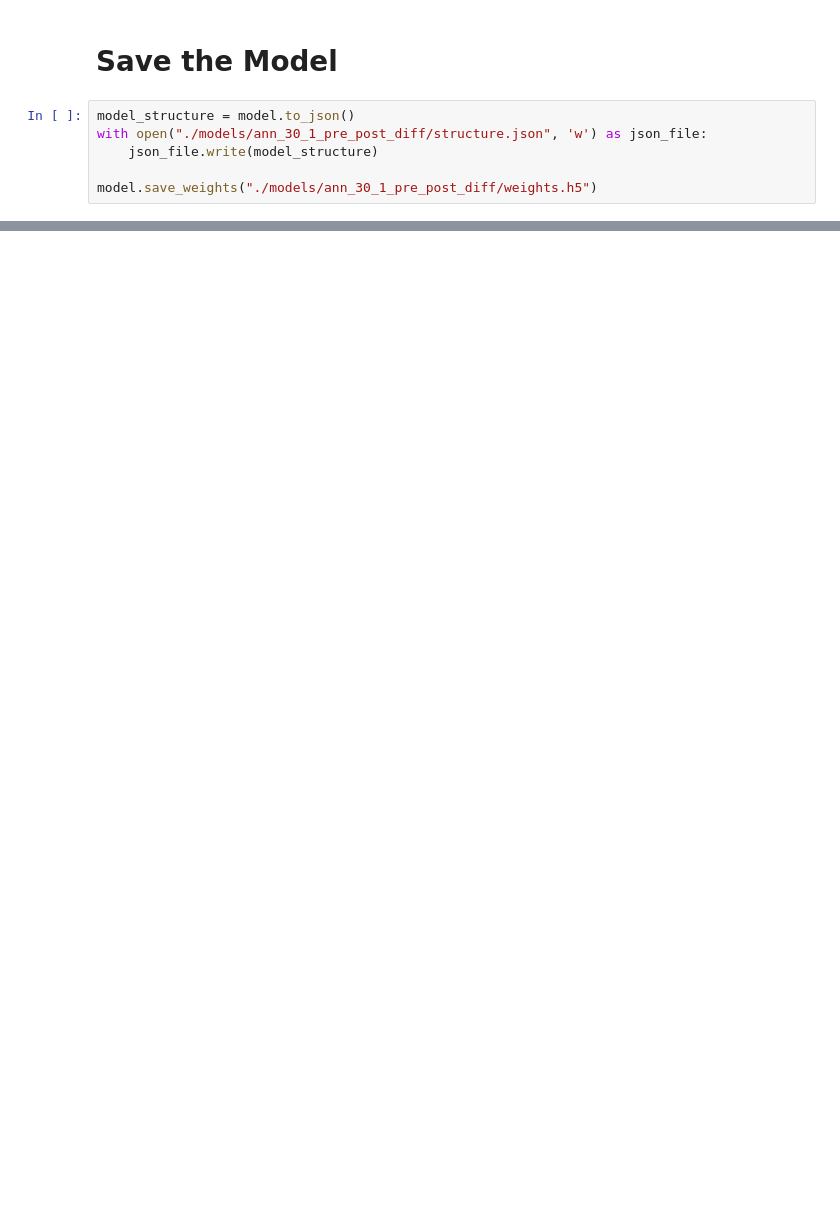
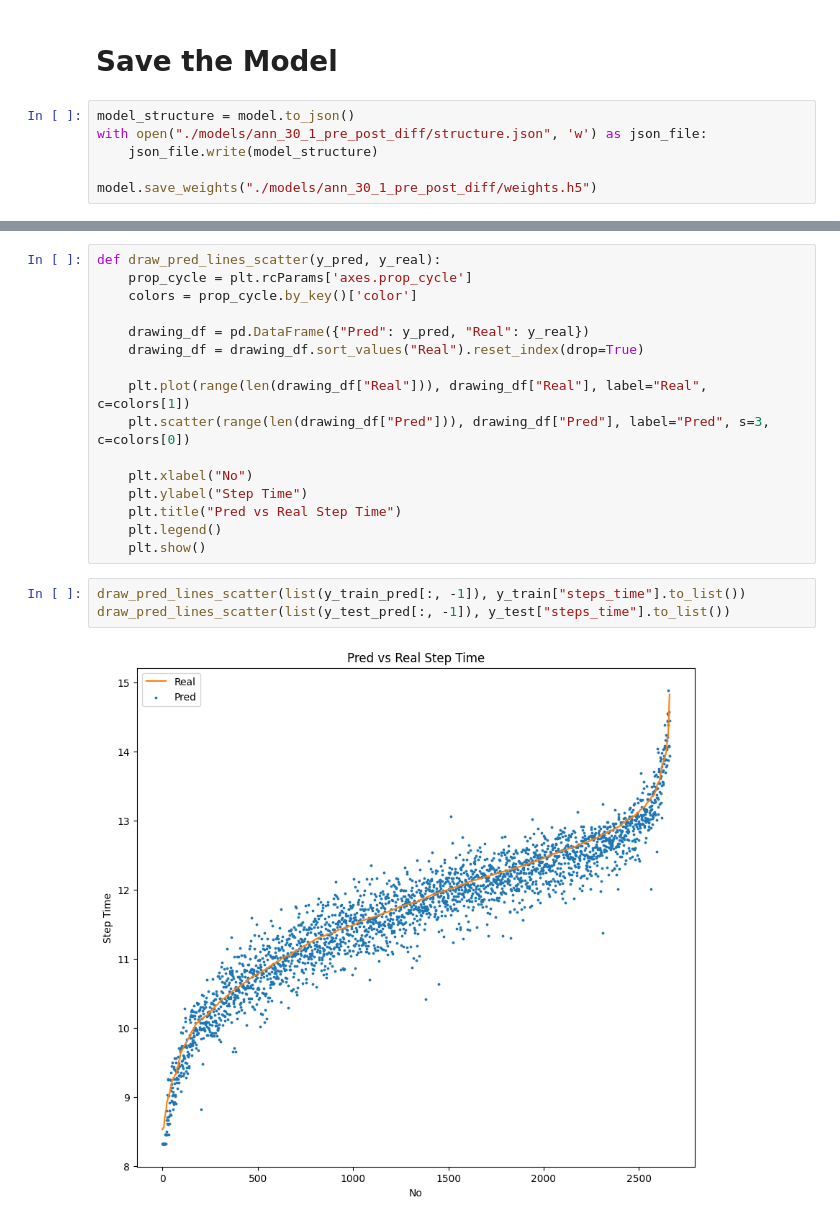
Before and after one commit to alex-deineha/pure-calculus, a Jupyter notebook: src/tests_16_regression/top_3_piplines/regression_by_norm_pre_poststep_diff.ipynb, the cells around one changed output, grey strips where cells are left out. Drawn from its saved outputs; the diff is of its cells as text; blank space fills up the shorter version.

Commit message:
Collecting parameters for the article No 2.

```diff
--- a/src/tests_16_regression/top_3_piplines/regression_by_norm_pre_poststep_diff.ipynb
+++ b/src/tests_16_regression/top_3_piplines/regression_by_norm_pre_poststep_diff.ipynb
@@ -190,0 +251,21 @@ model.save_weights("./models/ann_30_1_pre_post_diff/weights.h5")
+# %%
+def draw_pred_lines_scatter(y_pred, y_real):
+    prop_cycle = plt.rcParams['axes.prop_cycle']
+    colors = prop_cycle.by_key()['color']
+
+    drawing_df = pd.DataFrame({"Pred": y_pred, "Real": y_real})
+    drawing_df = drawing_df.sort_values("Real").reset_index(drop=True)
+
+    plt.plot(range(len(drawing_df["Real"])), drawing_df["Real"], label="Real", c=colors[1])
+    plt.scatter(range(len(drawing_df["Pred"])), drawing_df["Pred"], label="Pred", s=3, c=colors[0])
+
+    plt.xlabel("No")
+    plt.ylabel("Step Time")
+    plt.title("Pred vs Real Step Time")
+    plt.legend()
+    plt.show()
+# %%
+draw_pred_lines_scatter(list(y_train_pred[:, -1]), y_train["steps_time"].to_list())
+draw_pred_lines_scatter(list(y_test_pred[:, -1]), y_test["steps_time"].to_list())
+# %% [output]
+[figure, added]
```
Also changed, not shown: parts of 13 cells of this notebook, 2 other files.
